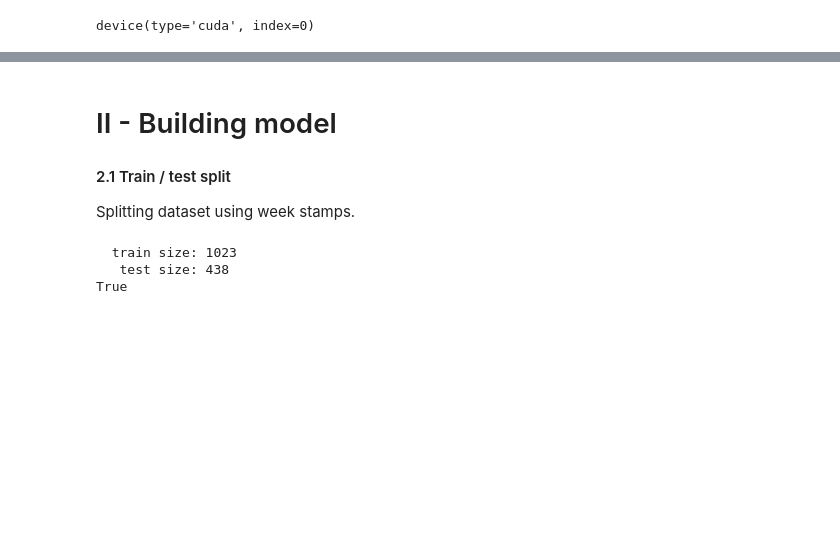
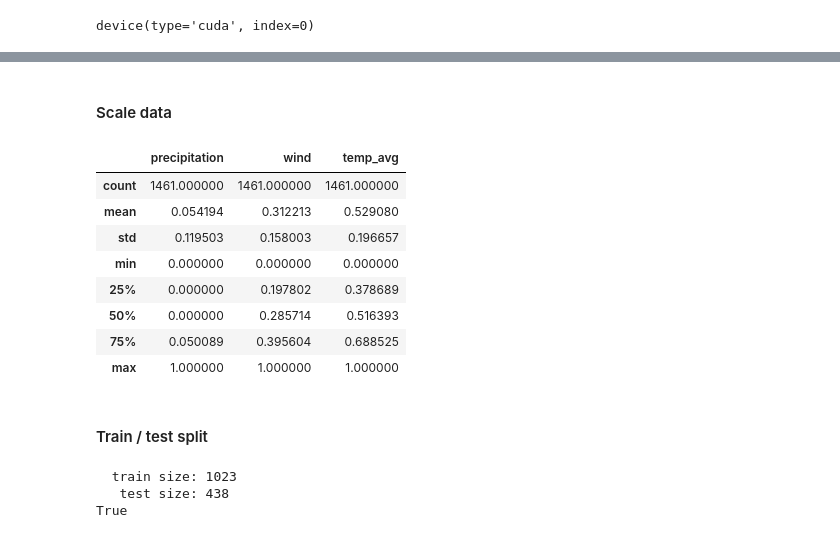
Before and after one commit to gracjan-p/weather-rnn, a Jupyter notebook: notebooks/main-a.ipynb, the cells around one changed output, grey strips where cells are left out. Drawn from its saved outputs; the diff is of its cells as text; code cells hidden in the pictures; blank space fills up the shorter version.

```diff
--- a/notebooks/main-a.ipynb
+++ b/notebooks/main-a.ipynb
@@ -91,8 +91,26 @@ df
 1461 rows × 3 columns
+# %% [markdown]
+#### Scale data
+# %%
+from sklearn.preprocessing import MinMaxScaler
+scaler = MinMaxScaler()
+features = ['precipitation', 'temp_avg', 'wind']
+
+df.loc[:, features] = scaler.fit_transform(df[features]) # applying scaled features to numeric features
+
+df.describe()
+# %% [output]
+|  | precipitation | wind | temp_avg |
+| count | 1461.000000 | 1461.000000 | 1461.000000 |
+| mean | 0.054194 | 0.312213 | 0.529080 |
+| std | 0.119503 | 0.158003 | 0.196657 |
+| min | 0.000000 | 0.000000 | 0.000000 |
+| 25% | 0.000000 | 0.197802 | 0.378689 |
+| 50% | 0.000000 | 0.285714 | 0.516393 |
+| 75% | 0.050089 | 0.395604 | 0.688525 |
+| max | 1.000000 | 1.000000 | 1.000000 |
 # %% [markdown]
-# II - Building model
-#### 2.1 Train / test split
-Splitting dataset using week stamps.
+#### Train / test split
 # %%
 train_size = int(len(df) * 0.7) + 1
 test_size = int(len(df) * 0.3)
```
Also changed, not shown: parts of 11 cells of this notebook, 2 other files.
